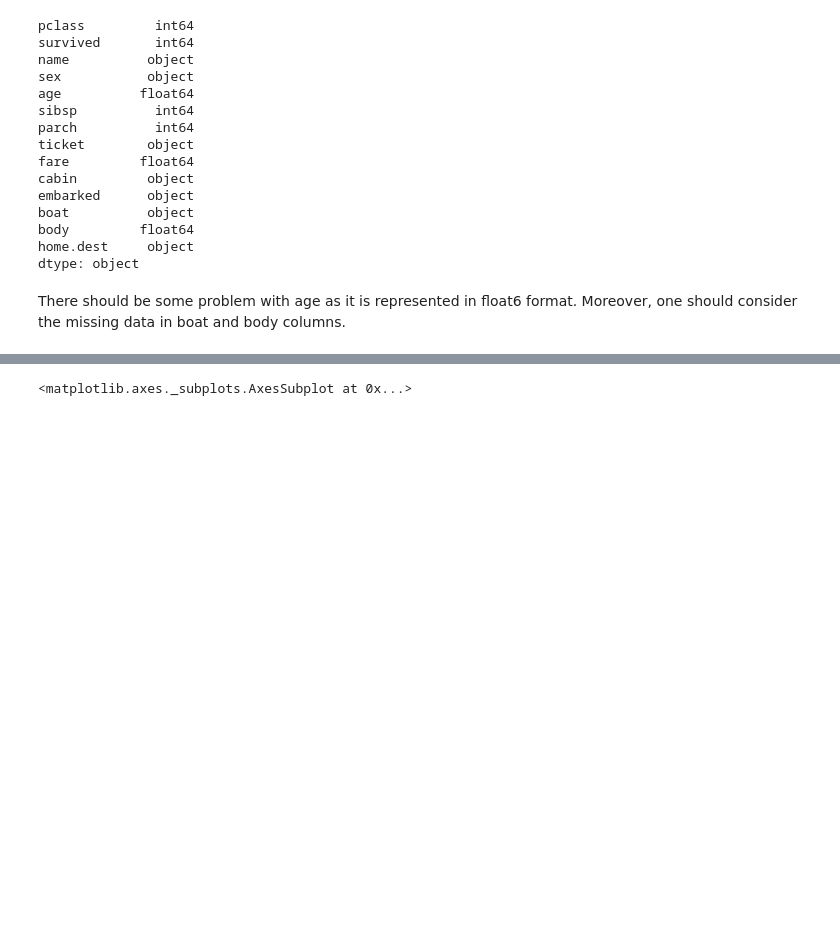
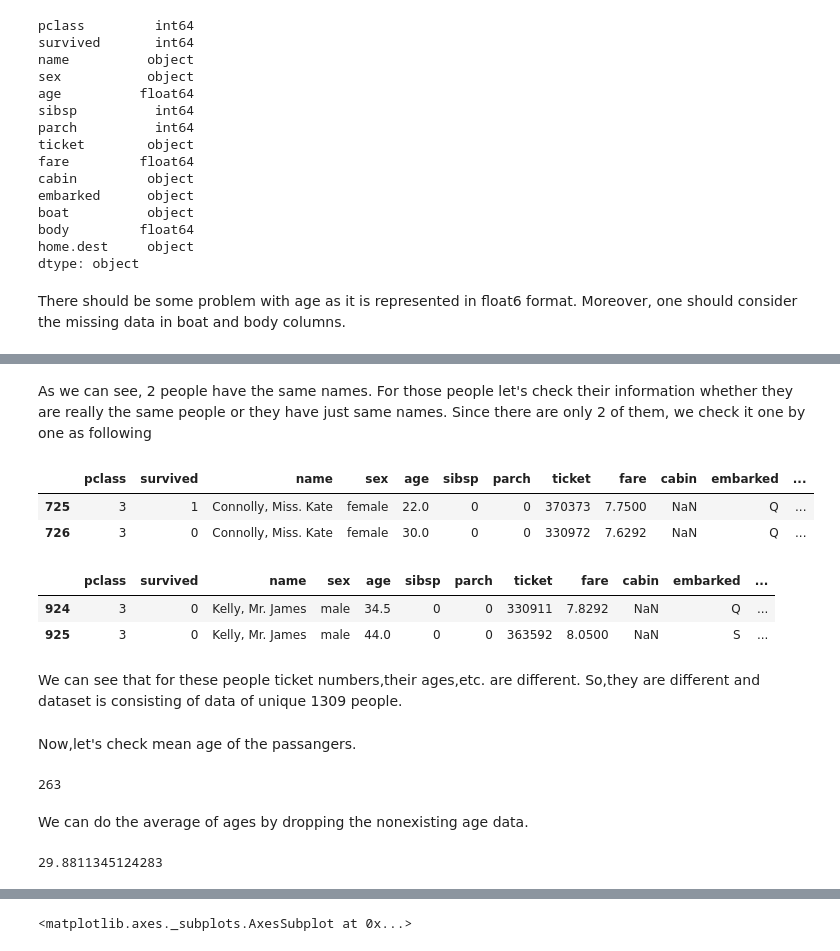
Before and after one commit to sorooshafiee/ADA-SAF, a Jupyter notebook: 01 - Pandas and Data Wrangling/Data Wrangling with Pandas.ipynb, the cells around one changed output, grey strips where cells are left out. Cells and saved outputs as stored; diff of their text form; code cells hidden in the pictures; blank space fills up the shorter version.

```diff
--- a/01 - Pandas and Data Wrangling/Data Wrangling with Pandas.ipynb
+++ b/01 - Pandas and Data Wrangling/Data Wrangling with Pandas.ipynb
@@ -1711,0 +1744,29 @@ There should be some problem with age as it is represented in float6 format. Mor
+# %% [markdown]
+As we can see, 2 people have the same names. For those people let's check their information whether they are really the same people or they have just same names. Since there are only 2 of them, we check it one by one as following
+# %%
+titanic.loc[titanic.name=='Connolly, Miss. Kate']
+# %% [output]
+|  | pclass | survived | name | sex | age | sibsp | parch | ticket | fare | cabin | embarked | ... |
+| 725 | 3 | 1 | Connolly, Miss. Kate | female | 22.0 | 0 | 0 | 370373 | 7.7500 | NaN | Q | ... |
+| 726 | 3 | 0 | Connolly, Miss. Kate | female | 30.0 | 0 | 0 | 330972 | 7.6292 | NaN | Q | ... |
+# %%
+titanic.loc[titanic.name=='Kelly, Mr. James']
+# %% [output]
+|  | pclass | survived | name | sex | age | sibsp | parch | ticket | fare | cabin | embarked | ... |
+| 924 | 3 | 0 | Kelly, Mr. James | male | 34.5 | 0 | 0 | 330911 | 7.8292 | NaN | Q | ... |
+| 925 | 3 | 0 | Kelly, Mr. James | male | 44.0 | 0 | 0 | 363592 | 8.0500 | NaN | S | ... |
+# %% [markdown]
+We can see that for these people ticket numbers,their ages,etc. are different. So,they are different and dataset is consisting of data of unique 1309 people.
+# %% [markdown]
+Now,let's check mean age of the passangers.
+# %%
+titanic.age.isnull().sum()
+# %% [output]
+263
+# %% [markdown]
+We can do the average of ages by dropping the nonexisting age data.
+# %%
+t_age=titanic.age.dropna(axis=0)
+t_age.mean()
+# %% [output]
+29.8811345124283
```
Also changed, not shown: parts of 14 cells of this notebook.
